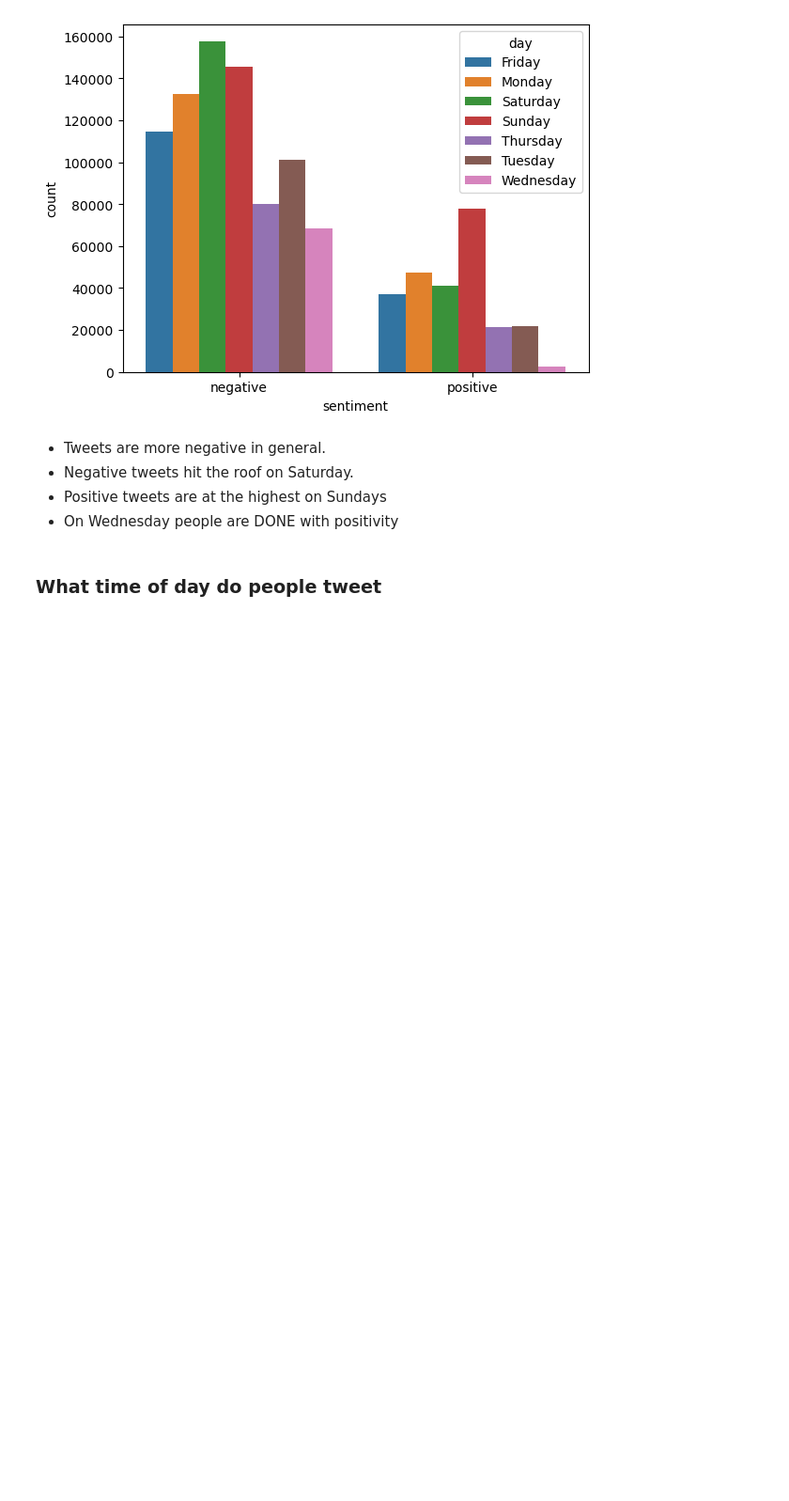
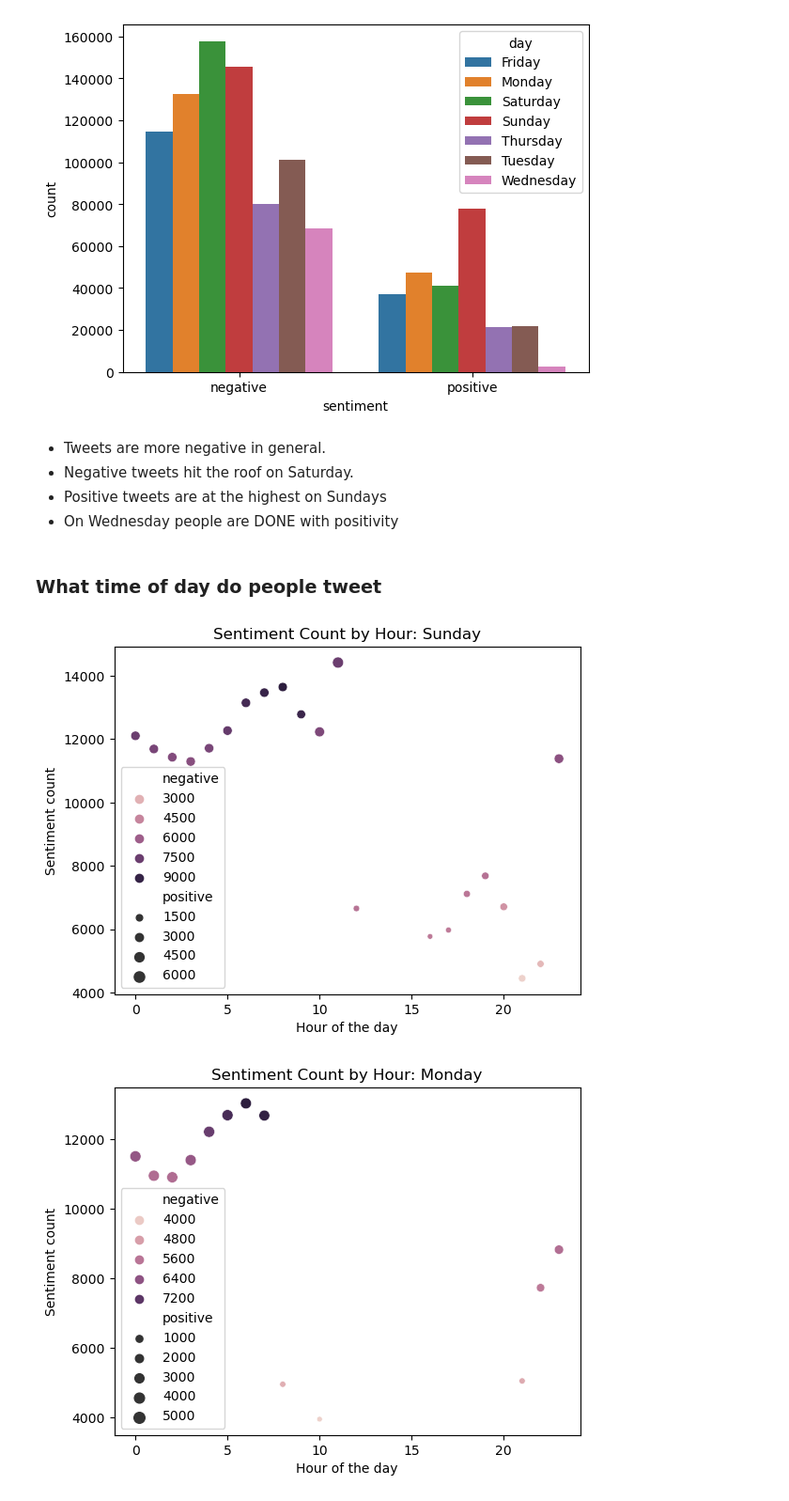
Before and after one commit to nechamab/sentiment_analysis, a Jupyter notebook: notebooks/time_series_emotions.ipynb, the cells around one changed output. Shown: that part at 94% size. Drawn from its saved outputs; the diff is of its cells as text; code cells hidden in the pictures; blank space fills up the shorter version.

```diff
--- a/notebooks/time_series_emotions.ipynb
+++ b/notebooks/time_series_emotions.ipynb
@@ -82,0 +71,34 @@ plt.show()
+# %%
+# create hour column
+day_of_week['hour'] = day_of_week['date'].dt.hour
+
+# group by day, hour, sentiment
+days = day_of_week.groupby(['day', 'hour', 'sentiment']).size().unstack()
+# %%
+def plot_day_sentiment(day_name, data=days):
+
+    day = data.loc[f'{day_name}']
+
+    day['total_count'] = day['positive'] + day['negative']
+
+    fig, ax = plt.subplots()
+
+    sns.scatterplot(data = day, x=day.index, y=day['total_count'], hue= day['negative'], size= day['positive'], ax = ax)
+#     sns.scatterplot(data = sunday, x=sunday.index, y=sunday['total_count'], size= sunday['positive'], ax = ax)
+
+    # Set labels and title
+    plt.xlabel('Hour of the day')
+    plt.ylabel('Sentiment count')
+    plt.title(f'Sentiment Count by Hour: {day_name}')
+
+    plt.legend()
+    # Display the plot
+    plt.show()
+# %%
+week = ['Sunday', 'Monday', 'Tuesday', 'Wednesday', 'Thursday', 'Friday', 'Saturday']
+
+for day in week:
+    plot_day_sentiment(day)
+# %% [output]
+[figure, added]
+[figure, added]
```
Also changed, not shown: parts of 8 cells of this notebook, 4 other files.
